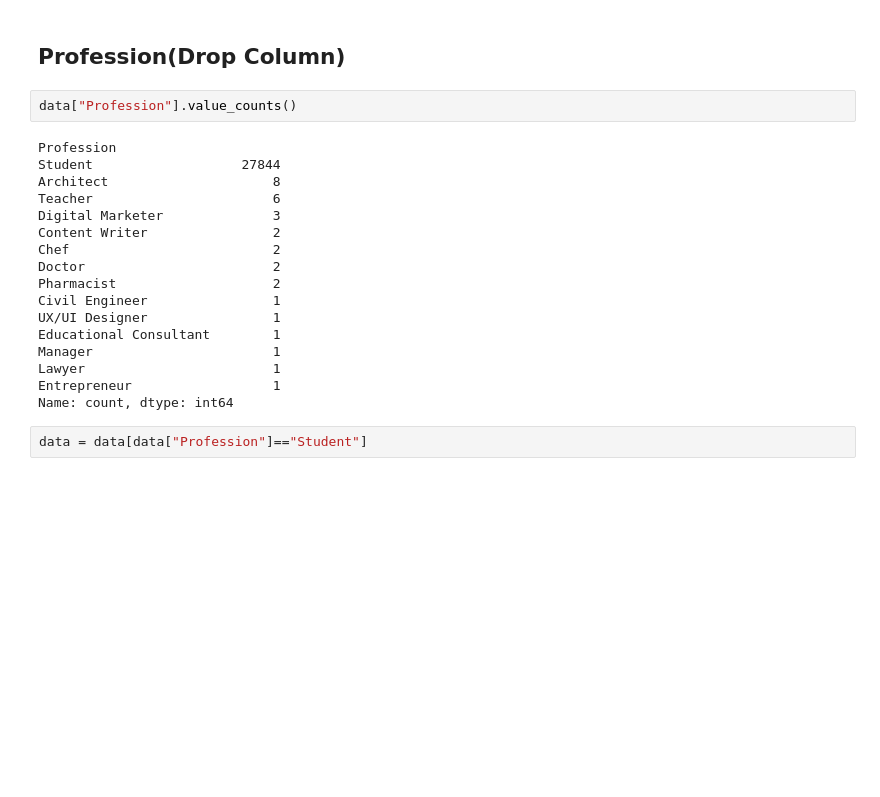
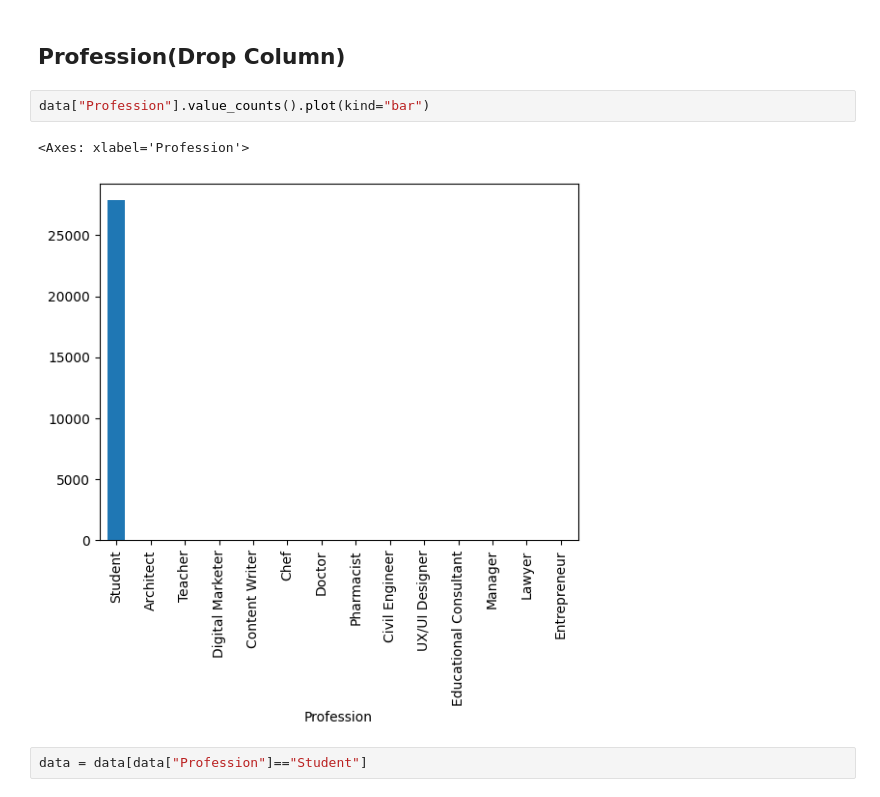
Before and after one commit to smendes2901/Student-Depression-Classification, a Jupyter notebook: EDA.ipynb, the cells around one changed output. Drawn from its saved outputs; the diff is of its cells as text; blank space fills up the shorter version.

```diff
--- a/EDA.ipynb
+++ b/EDA.ipynb
@@ -49,23 +93,9 @@ data.shape
 # %% [markdown]
 ## Profession(Drop Column)
 # %%
-data["Profession"].value_counts()
+data["Profession"].value_counts().plot(kind="bar")
 # %% [output]
-Profession
-Student                   27844
-Architect                     8
-Teacher                       6
-Digital Marketer              3
-Content Writer                2
-Chef                          2
-Doctor                        2
-Pharmacist                    2
-Civil Engineer                1
-UX/UI Designer                1
-Educational Consultant        1
-Manager                       1
-Lawyer                        1
-Entrepreneur                  1
-Name: count, dtype: int64
+<Axes: xlabel='Profession'>
+[figure, added]
 # %%
 data = data[data["Profession"]=="Student"]
```
Also changed, not shown: parts of 10 cells of this notebook.
